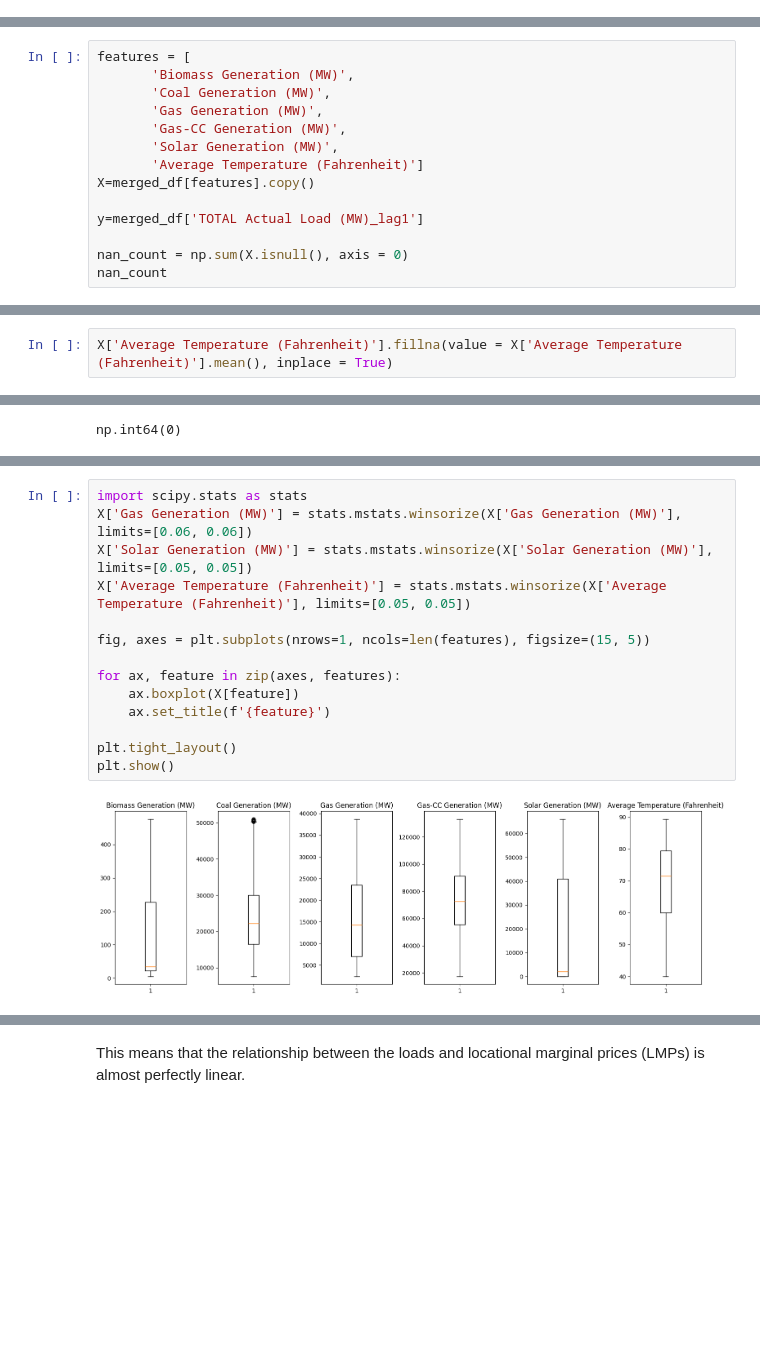
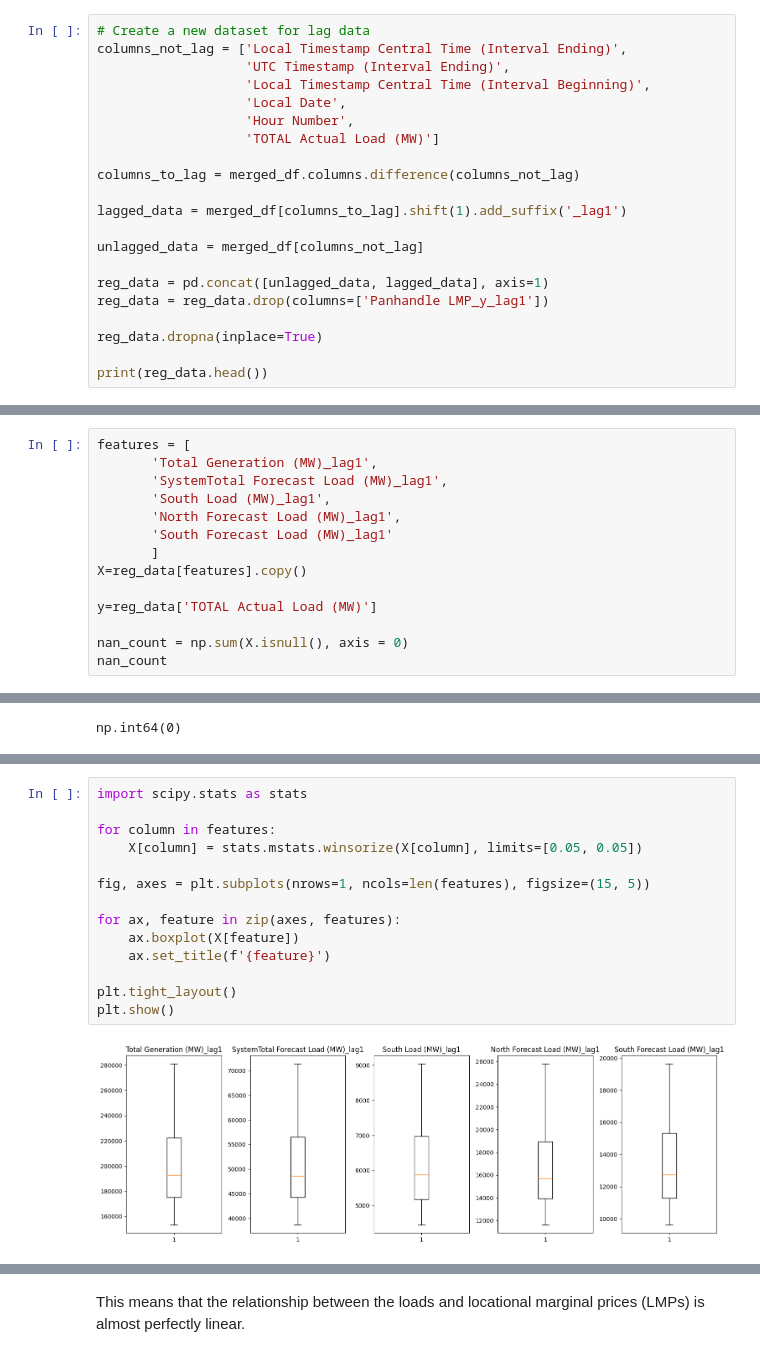
Before and after one commit to Catalan-AI-Studio/energy-demand-prediction, a Jupyter notebook: v1 (2).ipynb, the cells around one changed output, grey strips where cells are left out. Saved outputs shown, nothing was run; the diff lists cells and outputs as text; blank space fills up the shorter version.

```diff
--- a/v1 (2).ipynb
+++ b/v1 (2).ipynb
@@ -867,0 +906,21 @@ merged_df.head(10)
+# %%
+# Create a new dataset for lag data
+columns_not_lag = ['Local Timestamp Central Time (Interval Ending)',
+                   'UTC Timestamp (Interval Ending)',
+                   'Local Timestamp Central Time (Interval Beginning)',
+                   'Local Date',
+                   'Hour Number',
+                   'TOTAL Actual Load (MW)']
+
+columns_to_lag = merged_df.columns.difference(columns_not_lag)
+
+lagged_data = merged_df[columns_to_lag].shift(1).add_suffix('_lag1')
+
+unlagged_data = merged_df[columns_not_lag]
+
+reg_data = pd.concat([unlagged_data, lagged_data], axis=1)
+reg_data = reg_data.drop(columns=['Panhandle LMP_y_lag1'])
+
+reg_data.dropna(inplace=True)
+
+print(reg_data.head())
@@ -951,14 +1036,14 @@ Name: TOTAL Actual Load (MW)_lag1, dtype: float64
 # %%
 features = [
-       'Biomass Generation (MW)',
-       'Coal Generation (MW)',
-       'Gas Generation (MW)',
-       'Gas-CC Generation (MW)',
-       'Solar Generation (MW)',
-       'Average Temperature (Fahrenheit)']
-X=merged_df[features].copy()
+       'Total Generation (MW)_lag1',
+       'SystemTotal Forecast Load (MW)_lag1',
+       'South Load (MW)_lag1',
+       'North Forecast Load (MW)_lag1',
+       'South Forecast Load (MW)_lag1'
+       ]
+X=reg_data[features].copy()
 
-y=merged_df['TOTAL Actual Load (MW)_lag1']
+y=reg_data['TOTAL Actual Load (MW)']
 
 nan_count = np.sum(X.isnull(), axis = 0)
 nan_count
@@ -972,3 +1056 @@ Average Temperature (Fahrenheit)    15
 dtype: int64
-# %%
-X['Average Temperature (Fahrenheit)'].fillna(value = X['Average Temperature (Fahrenheit)'].mean(), inplace = True)
@@ -1009,19 +1073,19 @@ plt.show()
 # %%
 import scipy.stats as stats
-X['Gas Generation (MW)'] = stats.mstats.winsorize(X['Gas Generation (MW)'], limits=[0.06, 0.06])
-X['Solar Generation (MW)'] = stats.mstats.winsorize(X['Solar Generation (MW)'], limits=[0.05, 0.05])
-X['Average Temperature (Fahrenheit)'] = stats.mstats.winsorize(X['Average Temperature (Fahrenheit)'], limits=[0.05, 0.05])
+
+for column in features:
+    X[column] = stats.mstats.winsorize(X[column], limits=[0.05, 0.05])
 
 fig, axes = plt.subplots(nrows=1, ncols=len(features), figsize=(15, 5))
 
 for ax, feature in zip(axes, features):
     ax.boxplot(X[feature])
     ax.set_title(f'{feature}')
 
 plt.tight_layout()
 plt.show()
 # %% [output]
-[figure, old version]
+[figure, new version]
 # %%
 X_train, X_test, y_train, y_test = train_test_split(X, y, test_size=0.2, random_state=42)
 
```
Also changed, not shown: parts of 26 cells of this notebook.
